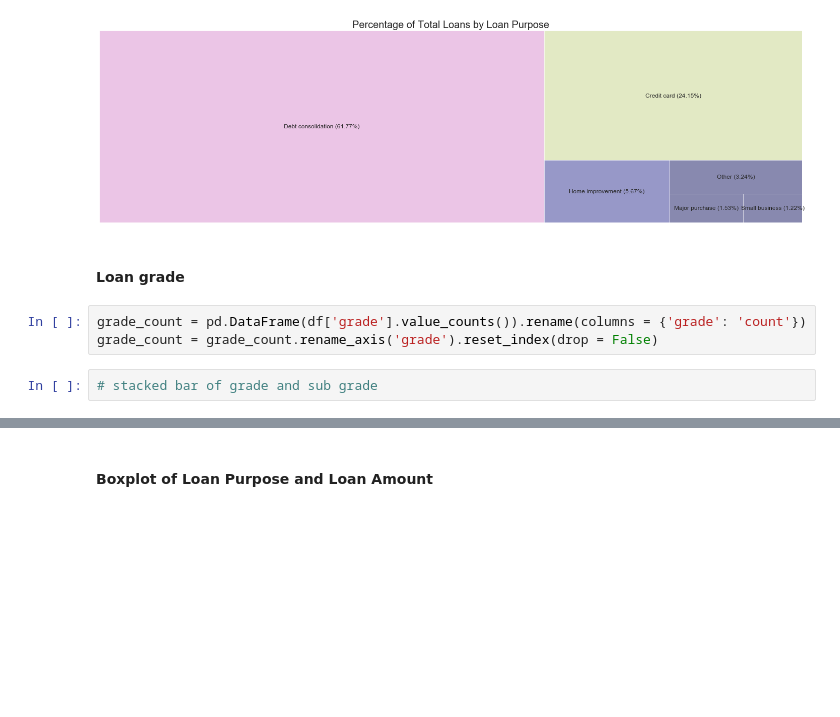
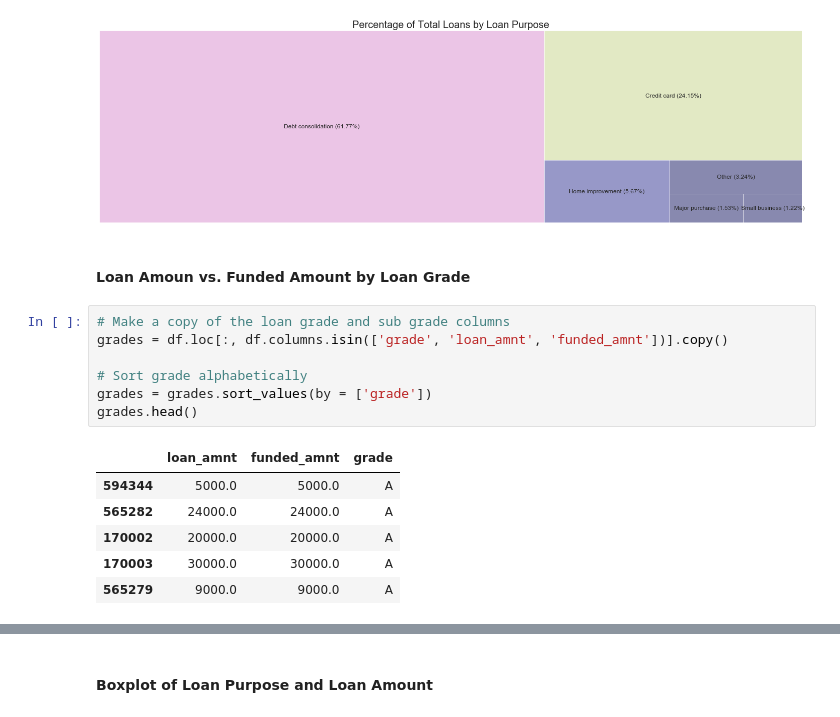
Before and after one commit to christinalchang/data-science-projects, a Jupyter notebook: LendingClubLoans/lending_club_loans.ipynb, the cells around one changed output, grey strips where cells are left out. Drawn from its saved outputs; the diff is of its cells as text; blank space fills up the shorter version.

```diff
--- a/LendingClubLoans/lending_club_loans.ipynb
+++ b/LendingClubLoans/lending_club_loans.ipynb
@@ -144,10 +144,19 @@ plt.axis('off')
 plt.show()
 # %% [output]
 [figure]
-# %% [markdown]
-#### Loan grade
-# %%
-grade_count = pd.DataFrame(df['grade'].value_counts()).rename(columns = {'grade': 'count'})
-grade_count = grade_count.rename_axis('grade').reset_index(drop = False)
-# %%
-# stacked bar of grade and sub grade
+# %% [markdown]
+#### Loan Amoun vs. Funded Amount by Loan Grade
+# %%
+# Make a copy of the loan grade and sub grade columns
+grades = df.loc[:, df.columns.isin(['grade', 'loan_amnt', 'funded_amnt'])].copy()
+
+# Sort grade alphabetically
+grades = grades.sort_values(by = ['grade'])
+grades.head()
+# %% [output]
+|  | loan_amnt | funded_amnt | grade |
+| 594344 | 5000.0 | 5000.0 | A |
+| 565282 | 24000.0 | 24000.0 | A |
+| 170002 | 20000.0 | 20000.0 | A |
+| 170003 | 30000.0 | 30000.0 | A |
+| 565279 | 9000.0 | 9000.0 | A |
```
Also changed, not shown: parts of 1 cell of this notebook, 1 other file.
